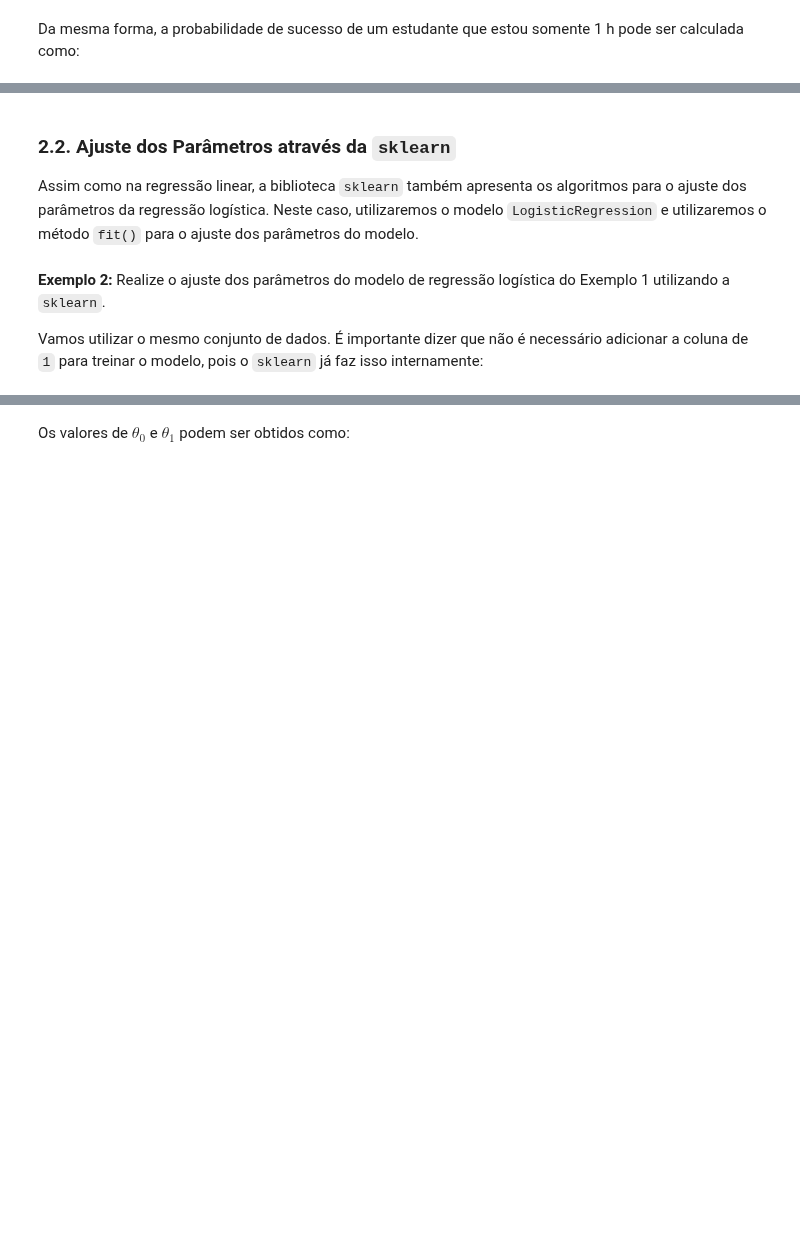
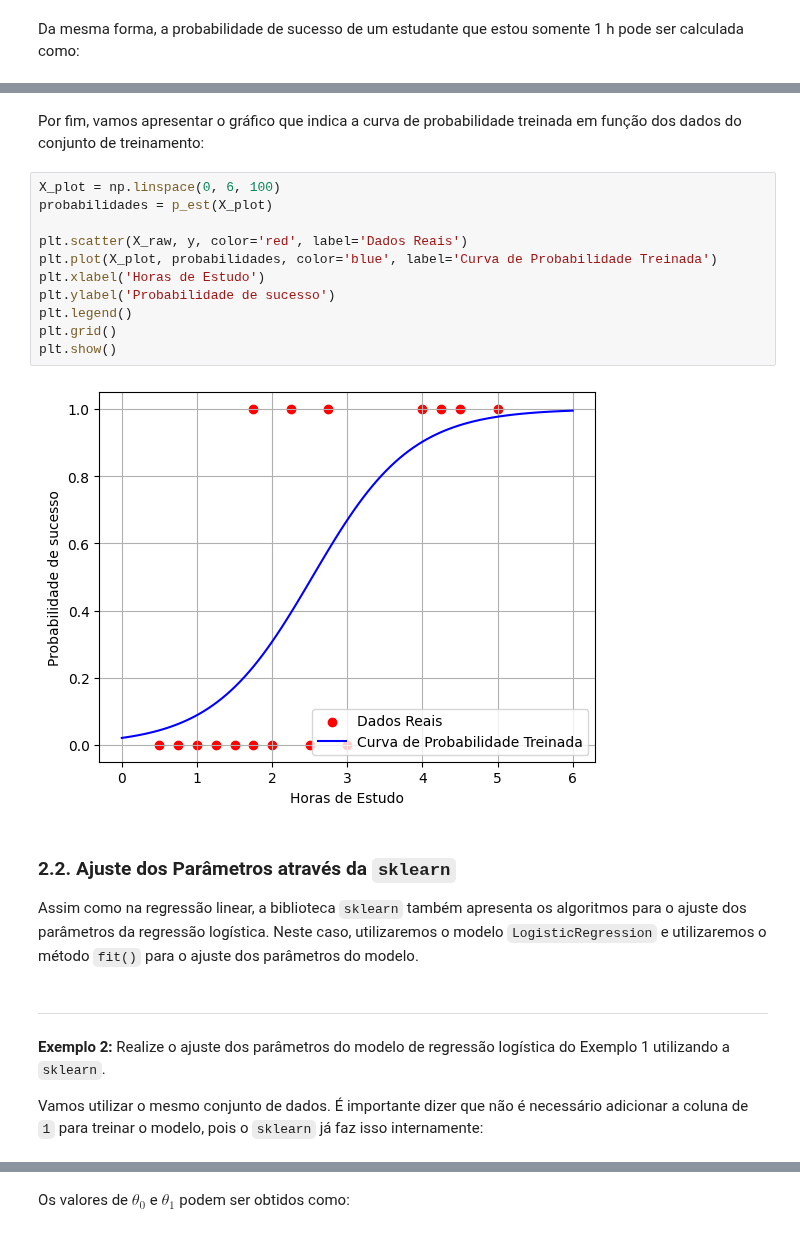
Before and after one commit to pedrothiag/intelligent-systems, a Jupyter notebook: 03_Regressao_Logistica.ipynb, the cells around one changed output, grey strips where cells are left out. Saved outputs shown, nothing was run; the diff lists cells and outputs as text; blank space fills up the shorter version.

```diff
--- a/03_Regressao_Logistica.ipynb
+++ b/03_Regressao_Logistica.ipynb
@@ -281,8 +305,25 @@ print(f"Probabilidade de sucesso = {p_est(x)}")
+# %% [markdown]
+Por fim, vamos apresentar o gráfico que indica a curva de probabilidade treinada em função dos dados do conjunto de treinamento:
+# %%
+X_plot = np.linspace(0, 6, 100)
+probabilidades = p_est(X_plot)
+
+plt.scatter(X_raw, y, color='red', label='Dados Reais')
+plt.plot(X_plot, probabilidades, color='blue', label='Curva de Probabilidade Treinada')
+plt.xlabel('Horas de Estudo')
+plt.ylabel('Probabilidade de sucesso')
+plt.legend()
+plt.grid()
+plt.show()
+# %% [output]
+[figure, added]
 # %% [markdown]
 ### 2.2. Ajuste dos Parâmetros através da `sklearn`
 
 Assim como na regressão linear, a biblioteca `sklearn` também apresenta os algoritmos para o ajuste dos parâmetros da regressão logística. Neste caso, utilizaremos o modelo `LogisticRegression` e utilizaremos o método `fit()` para o ajuste dos parâmetros do modelo.
 # %% [markdown]
+<hr>
+
 **Exemplo 2:** Realize o ajuste dos parâmetros do modelo de regressão logística do Exemplo 1 utilizando a `sklearn`.
 
 Vamos utilizar o mesmo conjunto de dados. É importante dizer que não é necessário adicionar a coluna de `1` para treinar o modelo, pois o `sklearn` já faz isso internamente:
```
Also changed, not shown: parts of 47 cells of this notebook, 1 other file.
